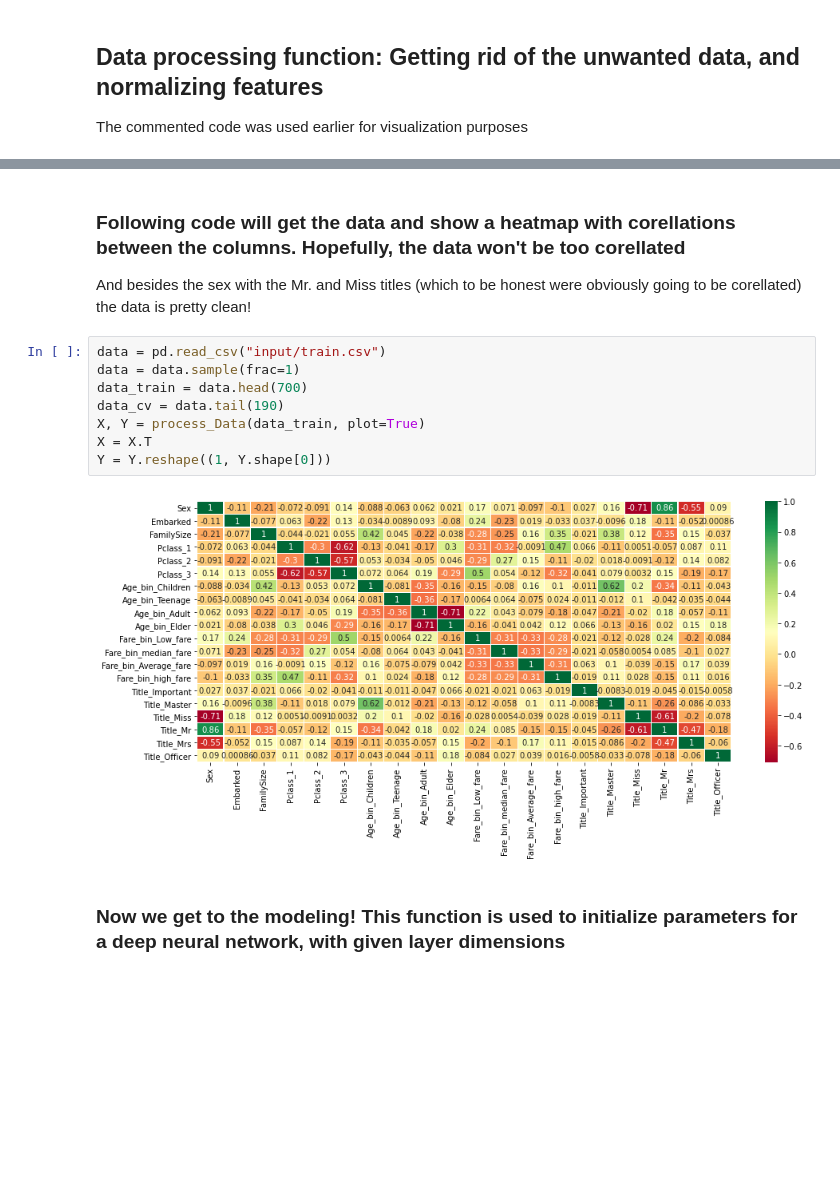
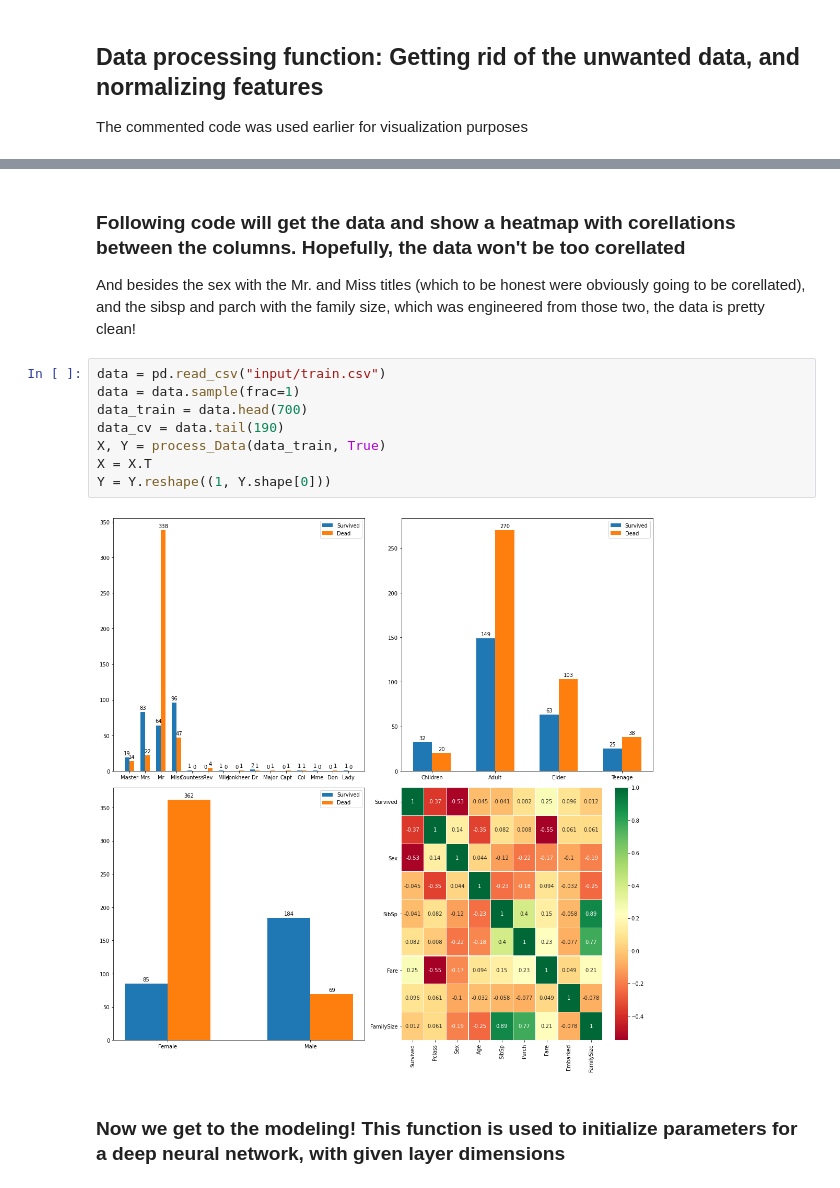
Before and after one commit to AndrewBarzu/TitanicKaggleCompetition, a Jupyter notebook: TitanicNotebook.ipynb, the cells around one changed output, grey strips where cells are left out. Drawn from its saved outputs; the diff is of its cells as text; blank space fills up the shorter version.

Commit message:
Added graphs and some more info on the data engineering function

```diff
--- a/TitanicNotebook.ipynb
+++ b/TitanicNotebook.ipynb
@@ -139,17 +206,17 @@ def process_Data(data, plot=False):
 # %% [markdown]
 ### Following code will get the data and show a heatmap with corellations between the columns. Hopefully, the data won't be too corellated
 
-And besides the sex with the Mr. and Miss titles (which to be honest were obviously going to be corellated) the data is pretty clean!
+And besides the sex with the Mr. and Miss titles (which to be honest were obviously going to be corellated), and the sibsp and parch with the family size, which was engineered from those two, the data is pretty clean!
 # %%
 data = pd.read_csv("input/train.csv")
 data = data.sample(frac=1)
 data_train = data.head(700)
 data_cv = data.tail(190)
-X, Y = process_Data(data_train, plot=True)
+X, Y = process_Data(data_train, True)
 X = X.T
 Y = Y.reshape((1, Y.shape[0]))
 # %% [output]
-[figure, old version]
+[figure, new version]
 # %% [markdown]
 ### Now we get to the modeling! This function is used to initialize parameters for a deep neural network, with given layer dimensions
 # %%
```
Also changed, not shown: parts of 4 cells of this notebook, 1 other file.
